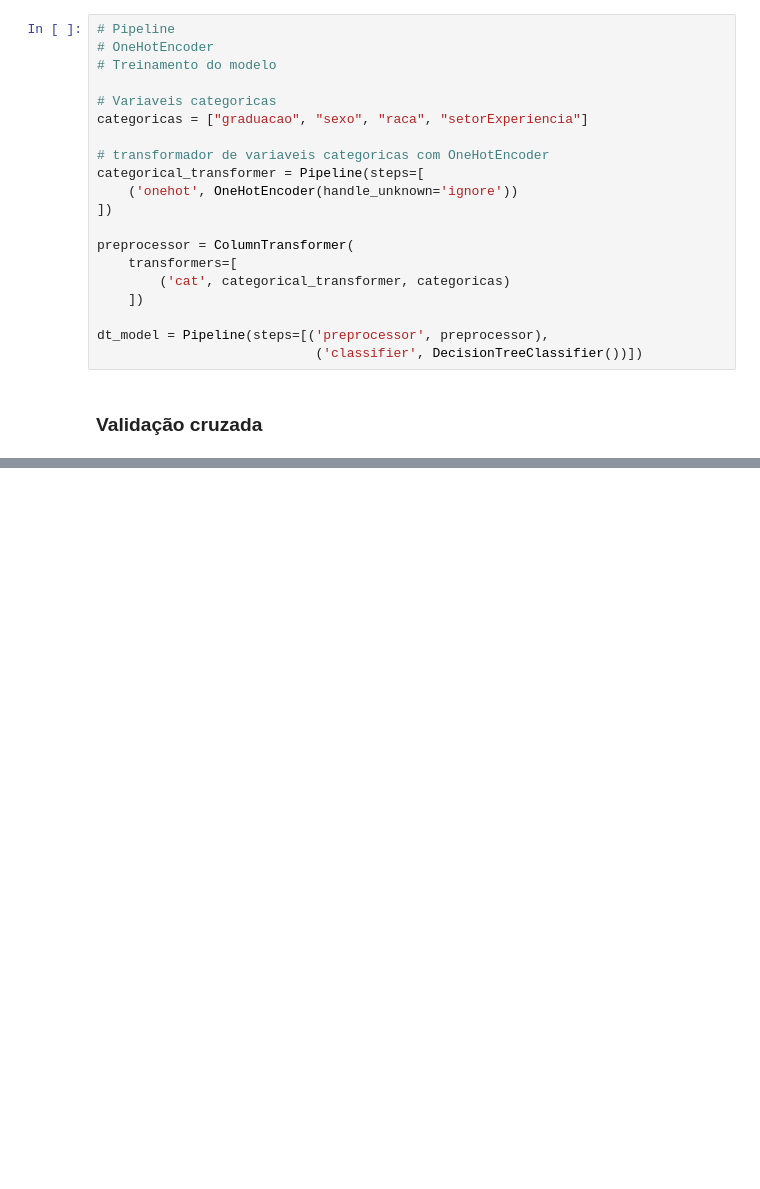
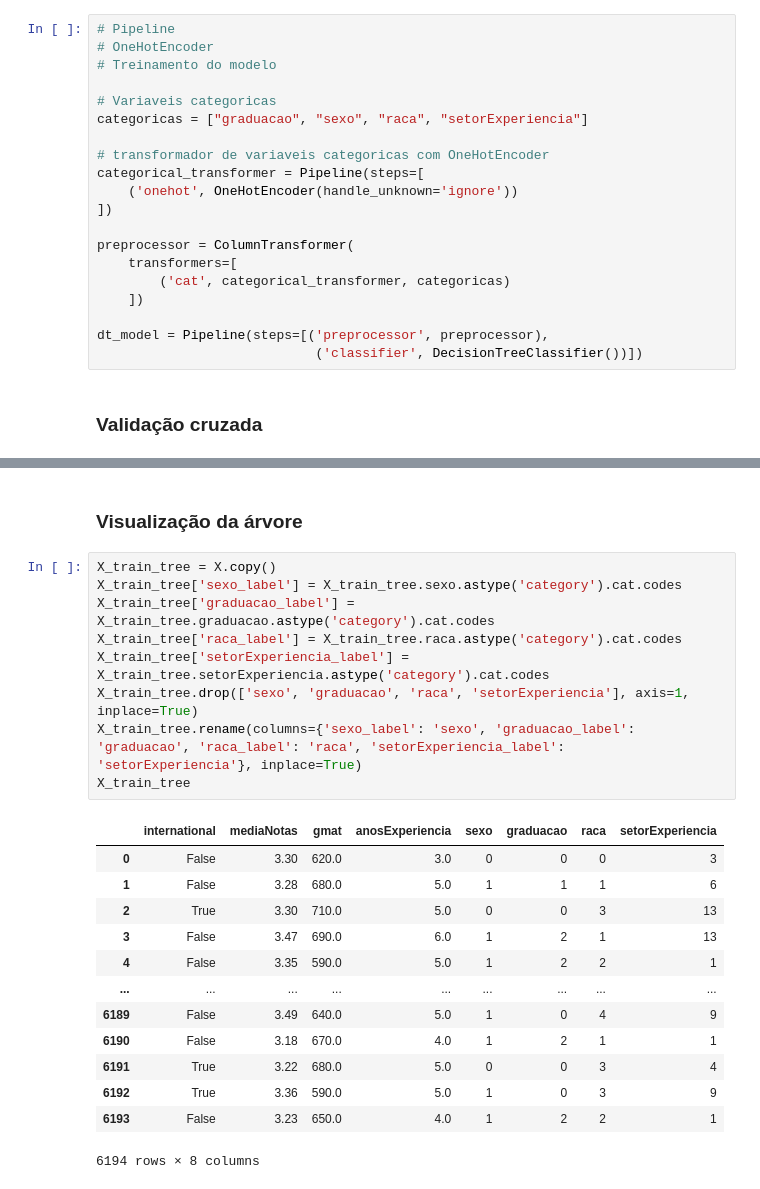
Before and after one commit to MatheusGustavoo/MBA-Success-Tree, a Jupyter notebook: classificacao.ipynb, the cells around one changed output, grey strips where cells are left out. Saved outputs shown, nothing was run; the diff lists cells and outputs as text; blank space fills up the shorter version.

```diff
--- a/classificacao.ipynb
+++ b/classificacao.ipynb
@@ -288,0 +380,25 @@ reusltadoMetricas
+# %% [markdown]
+### Visualização da árvore
+# %%
+X_train_tree = X.copy()
+X_train_tree['sexo_label'] = X_train_tree.sexo.astype('category').cat.codes
+X_train_tree['graduacao_label'] = X_train_tree.graduacao.astype('category').cat.codes
+X_train_tree['raca_label'] = X_train_tree.raca.astype('category').cat.codes
+X_train_tree['setorExperiencia_label'] = X_train_tree.setorExperiencia.astype('category').cat.codes
+X_train_tree.drop(['sexo', 'graduacao', 'raca', 'setorExperiencia'], axis=1, inplace=True)
+X_train_tree.rename(columns={'sexo_label': 'sexo', 'graduacao_label': 'graduacao', 'raca_label': 'raca', 'setorExperiencia_label': 'setorExperiencia'}, inplace=True)
+X_train_tree
+# %% [output]
+|  | international | mediaNotas | gmat | anosExperiencia | sexo | graduacao | raca | setorExperiencia |
+| 0 | False | 3.30 | 620.0 | 3.0 | 0 | 0 | 0 | 3 |
+| 1 | False | 3.28 | 680.0 | 5.0 | 1 | 1 | 1 | 6 |
+| 2 | True | 3.30 | 710.0 | 5.0 | 0 | 0 | 3 | 13 |
+| 3 | False | 3.47 | 690.0 | 6.0 | 1 | 2 | 1 | 13 |
+| 4 | False | 3.35 | 590.0 | 5.0 | 1 | 2 | 2 | 1 |
+| ... | ... | ... | ... | ... | ... | ... | ... | ... |
+| 6189 | False | 3.49 | 640.0 | 5.0 | 1 | 0 | 4 | 9 |
+| 6190 | False | 3.18 | 670.0 | 4.0 | 1 | 2 | 1 | 1 |
+| 6191 | True | 3.22 | 680.0 | 5.0 | 0 | 0 | 3 | 4 |
+| 6192 | True | 3.36 | 590.0 | 5.0 | 1 | 0 | 3 | 9 |
+| 6193 | False | 3.23 | 650.0 | 4.0 | 1 | 2 | 2 | 1 |
+6194 rows × 8 columns
```
Also changed, not shown: parts of 26 cells of this notebook.
